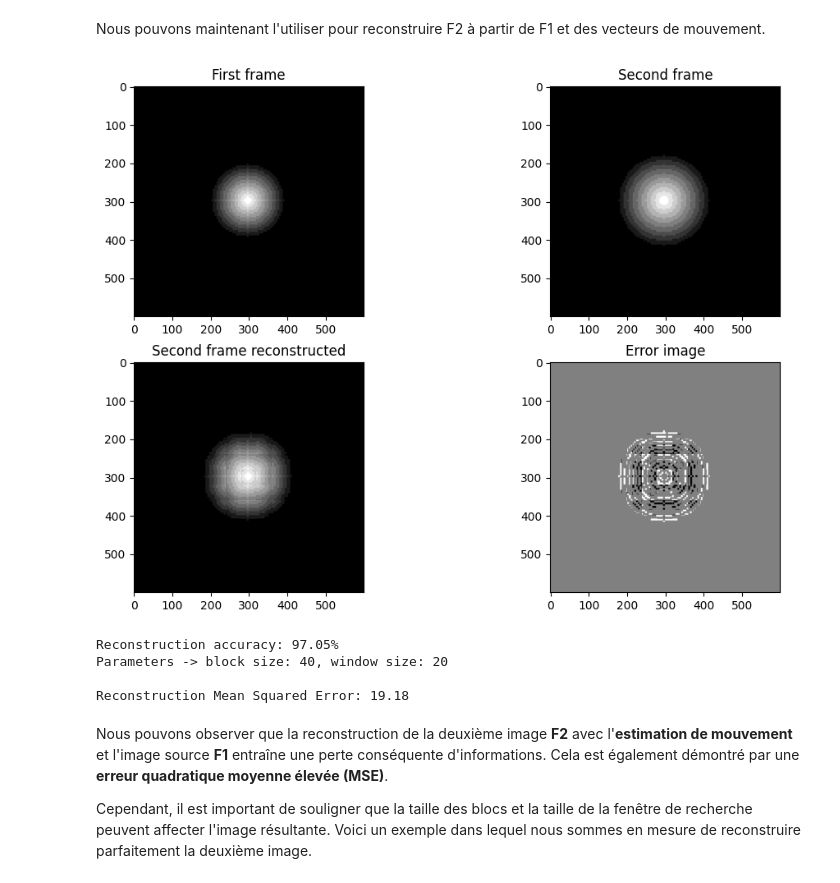
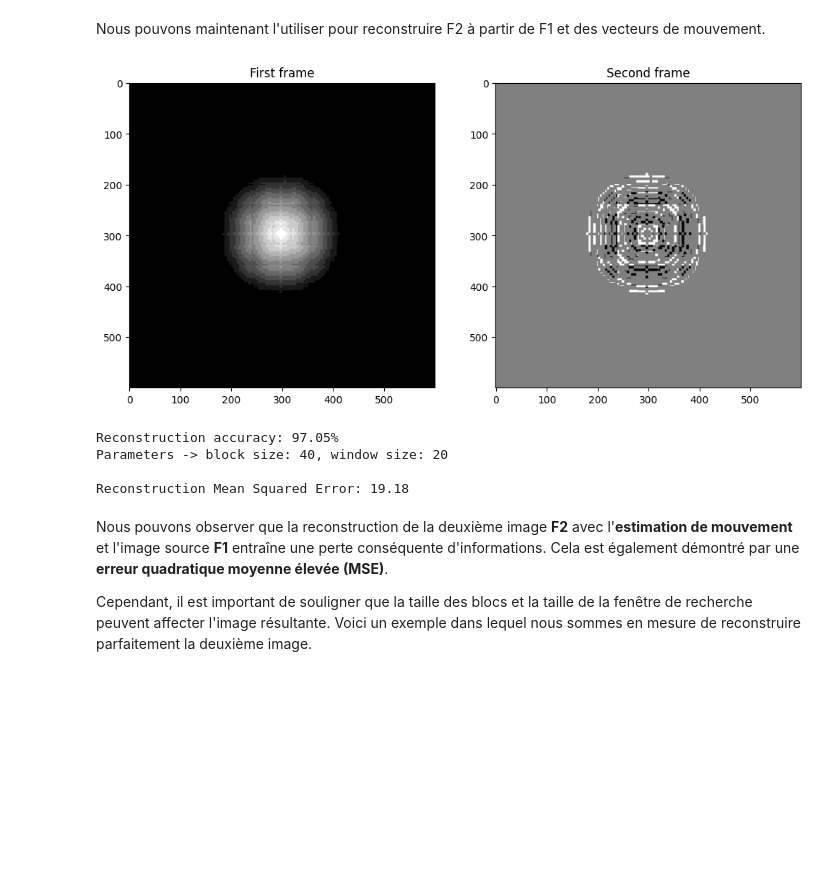
Before and after one commit to sinansoulier/VideoProcessing, a Jupyter notebook: TP2/motion_compensation.ipynb, the cells around one changed output. Cells and saved outputs as stored; diff of their text form; code cells hidden in the pictures; blank space fills up the shorter version.

Commit message:
motion_compensation: Removed useless images

```diff
--- a/TP2/motion_compensation.ipynb
+++ b/TP2/motion_compensation.ipynb
@@ -284,19 +284,19 @@ Nous pouvons maintenant l'utiliser pour reconstruire F2 à partir de F1 et des v
 # %%
 # Reconstruct the frame
 pic2_reconstructed = reconstruct_frame(pic1, BLOCK_SIZE, v_x, v_y, moving_blocks_x, moving_blocks_y)
 # Compute the error image
 error_image = pic2 - pic2_reconstructed
 
 # Display the reconstructed frame
-display_images(images=np.array([pic1, pic2, pic2_reconstructed, error_image]),
+display_images(images=np.array([pic2_reconstructed, error_image]),
                titles=['First frame', 'Second frame', 'Second frame reconstructed', 'Error image'])
 
 # Percentage of pixels that are the same in both frames
 print(f'Reconstruction accuracy: {np.sum(np.abs(pic2 - pic2_reconstructed) < 1e-6) / (pic2.shape[0] ** 2) * 100:.2f}%')
 print(f'Parameters -> block size: {BLOCK_SIZE}, window size: {WINDOW_SIZE}\n')
 print(f'Reconstruction Mean Squared Error: {np.sum(np.square(pic2 - pic2_reconstructed)) / (pic2.shape[0] ** 2):.2f}')
 # %% [output]
-[figure, old version]
+[figure, new version]
 Reconstruction accuracy: 97.05%
 Parameters -> block size: 40, window size: 20
 
```
Also changed, not shown: parts of 1 cell of this notebook.
